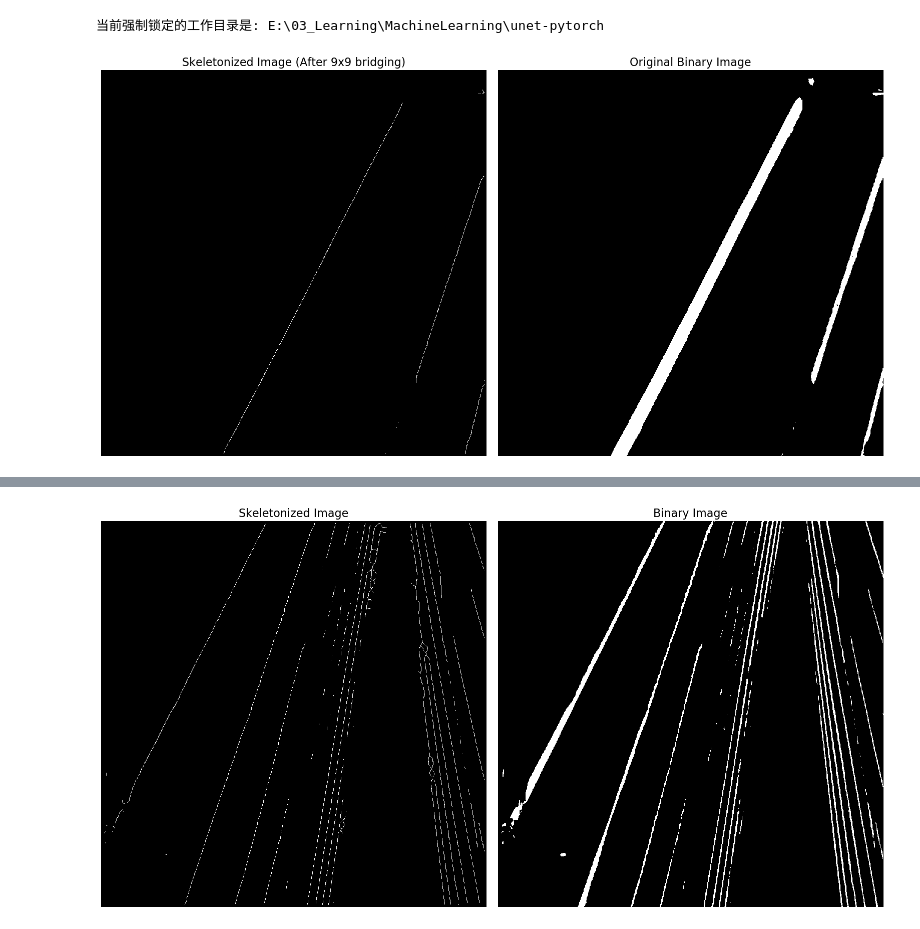
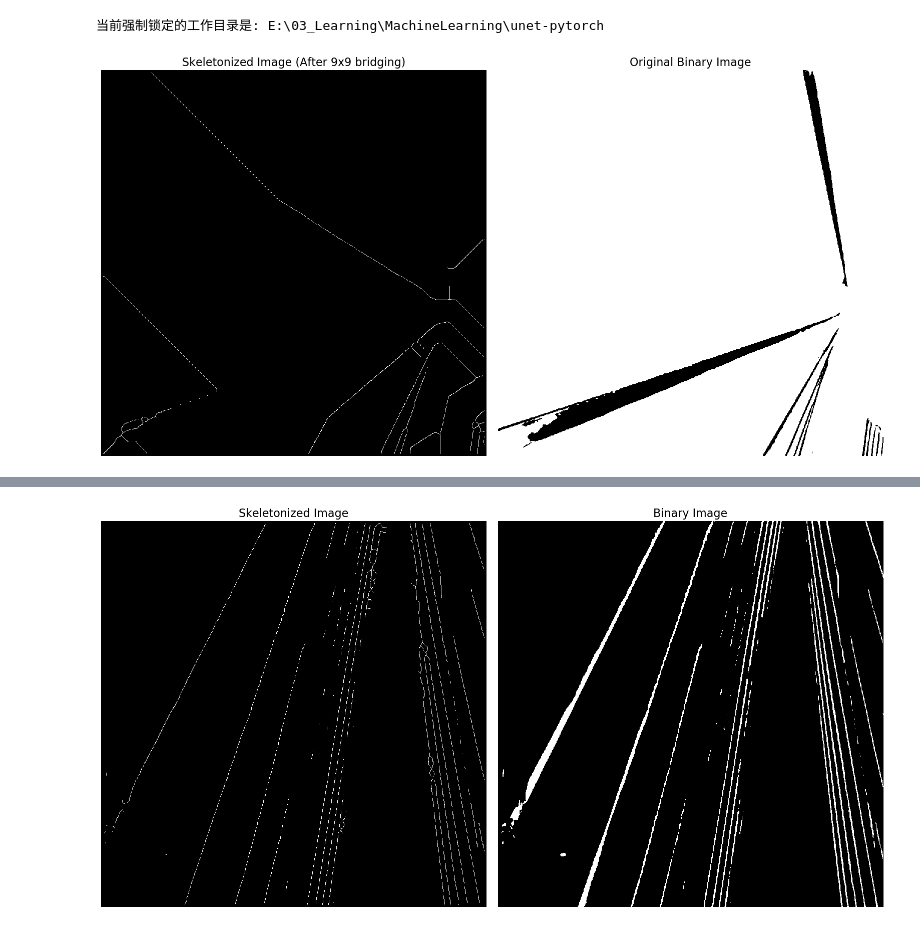
Before and after one commit to chantouRichard/UNet, a Jupyter notebook: utils/smart_pathfinding.ipynb, the cells around one changed output, grey strips where cells are left out. Drawn from its saved outputs; the diff is of its cells as text; code cells hidden in the pictures.

```diff
--- a/utils/smart_pathfinding.ipynb
+++ b/utils/smart_pathfinding.ipynb
@@ -15,7 +15,7 @@ if project_root not in sys.path:
 os.chdir(project_root)
 print("当前强制锁定的工作目录是:", os.getcwd())
 
-pic_name = "0001_004"
+pic_name = "0040_001"
 
 # 🟢 4. 现在再导包，绝对不会报错了！
 from nets.unet import Unet
@@ -172,7 +172,7 @@ _, binary = cv2.threshold(img, 0, 1, cv2.THRESH_BINARY)
 # 骨架提取与 9x9 卷积(闭运算)连接断点
 # ==========================================
 # 1. 第一次提取初始骨架
-skeleton = zhang_suen_thinning_fast(binary)
+skeleton = zhang_suen_thinning_fast(1 - binary)
 
 # 2. 🟢 新增：使用 9x9 椭圆核进行闭运算，强行跨越并连接距离在 9 个像素以内的断点
 kernel_9x9 = cv2.getStructuringElement(cv2.MORPH_ELLIPSE, (11, 11))
@@ -182,35 +182,35 @@ skeleton_closed = cv2.morphologyEx(skeleton, cv2.MORPH_CLOSE, kernel_9x9)
 skeleton = zhang_suen_thinning_fast(skeleton_closed)
 
 # 4. 消除边缘干扰：将图片最外围的几个像素强制清零
 border_size = 5  # 消除边缘 5 个像素的宽度
 skeleton[:border_size, :] = 0       # 顶部清零
 skeleton[-border_size:, :] = 0      # 底部清零
 skeleton[:, :border_size] = 0       # 左侧清零
 skeleton[:, -border_size:] = 0      # 右侧清零
 
 # 强制转换回 uint8 格式，确保 OpenCV 正常渲染
 skeleton_255 = (skeleton * 255).astype(np.uint8)
 
 # ==========================================
 # 可视化对比
 # ==========================================
 import matplotlib.pyplot as plt
 fig, axes = plt.subplots(1, 2, figsize=(16, 8))
 fig.canvas.manager.set_window_title('Step 3: 最终智能寻路修复结果')
 
 axes[0].imshow(skeleton_255, cmap='gray')
 axes[0].set_title('Skeletonized Image (After 9x9 bridging)', fontsize=16)
 axes[0].axis('off')
 
-axes[1].imshow(binary * 255, cmap='gray')
+axes[1].imshow((1 - binary) * 255, cmap='gray')
 axes[1].set_title('Original Binary Image', fontsize=16)
 axes[1].axis('off')
 
 plt.tight_layout()
 plt.show()
 # %% [output]
 当前强制锁定的工作目录是: E:\03_Learning\MachineLearning\unet-pytorch
-[figure, old version]
+[figure, new version]
 # %%
 import cv2
 import numpy as np
```
Also changed, not shown: parts of 2 cells of this notebook, 2 other files.
